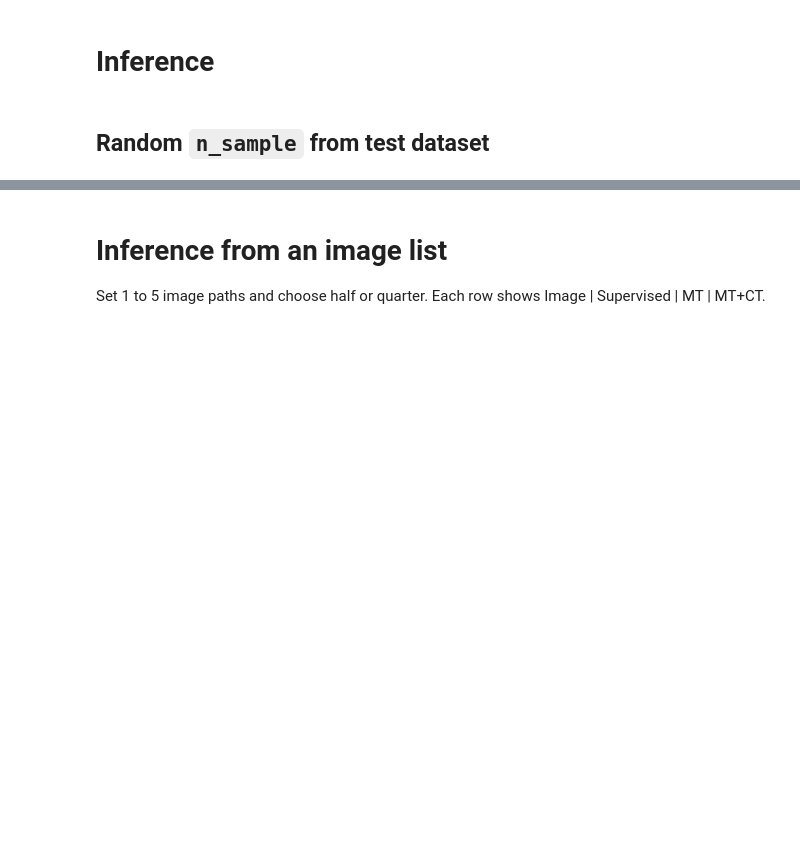
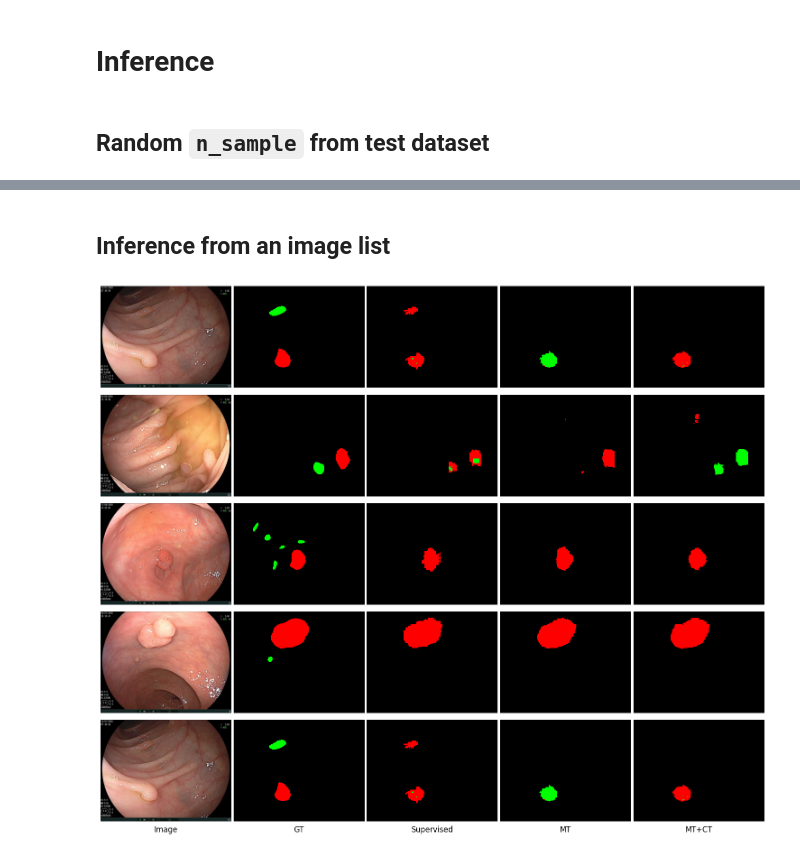
Before and after one commit to Avcuongy/poply-image-segmentation, a Jupyter notebook: notebooks/evaluation/evaluation_swin_unet.ipynb, the cells around one changed output, grey strips where cells are left out. Saved outputs shown, nothing was run; the diff lists cells and outputs as text; code cells hidden in the pictures; blank space fills up the shorter version.

```diff
--- a/notebooks/evaluation/evaluation_swin_unet.ipynb
+++ b/notebooks/evaluation/evaluation_swin_unet.ipynb
@@ -1372,15 +1369,18 @@ IMAGE_PATH = "data/data/test/1fd8bbf118acd7936140a2d5fc1443c4.jpeg"
 SPLIT = "quarter"
 
 path_predictions = visualize_inference_path(IMAGE_PATH, SPLIT)
-# %% [markdown]
-# Inference from an image list
-
-Set 1 to 5 image paths and choose half or quarter. Each row shows Image | Supervised | MT | MT+CT.
+# %% [markdown]
+## Inference from an image list
 # %%
 IMAGE_PATHS = [
-    "data/data/test/1fd8bbf118acd7936140a2d5fc1443c4.jpeg",
-    "data/data/test/fb51f809d3ddb54343665e7e177b15df.jpeg",
+    "data/data/test/d1fd8bbf118acd7936140a2d5fc1443c.jpeg",
+    "data/data/test/45d73912c4fd31aaeec7b426bacd147a.jpeg",
+    "data/data/test/7ae8395e56a6d9ba9d45c3dbc695325d.jpeg",
+    "data/data/test/cc01dd78294679c9cbb2a365b5574868.jpeg",
+    "data/data/test/d1fd8bbf118acd7936140a2d5fc1443c.jpeg",
 ]
-SPLIT = "quarter"
+SPLIT = "half"
 
 multi_image_predictions = visualize_inference_paths(IMAGE_PATHS, SPLIT)
+# %% [output]
+[figure, added]
```
Also changed, not shown: parts of 2 cells of this notebook, 3 other files.
